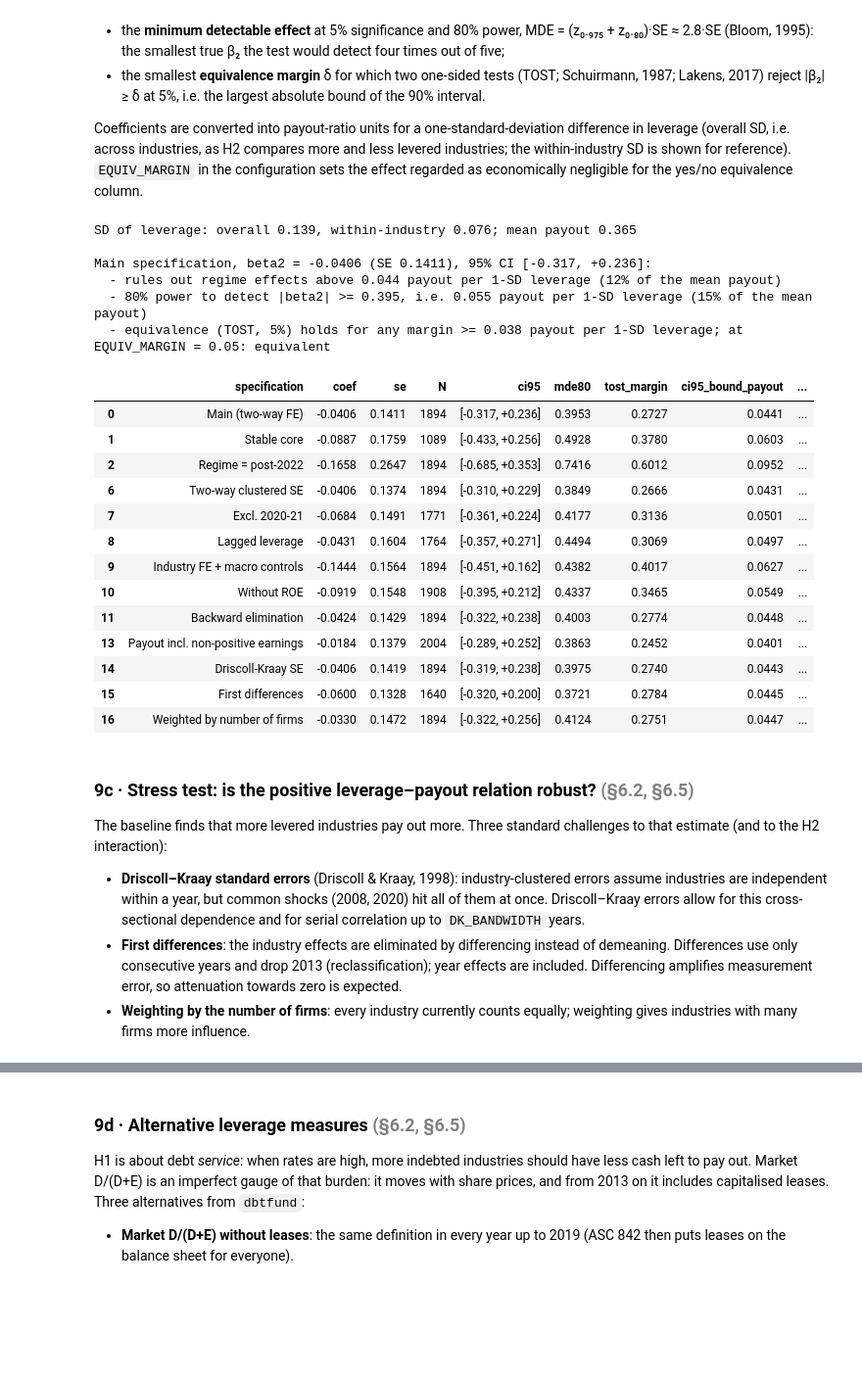
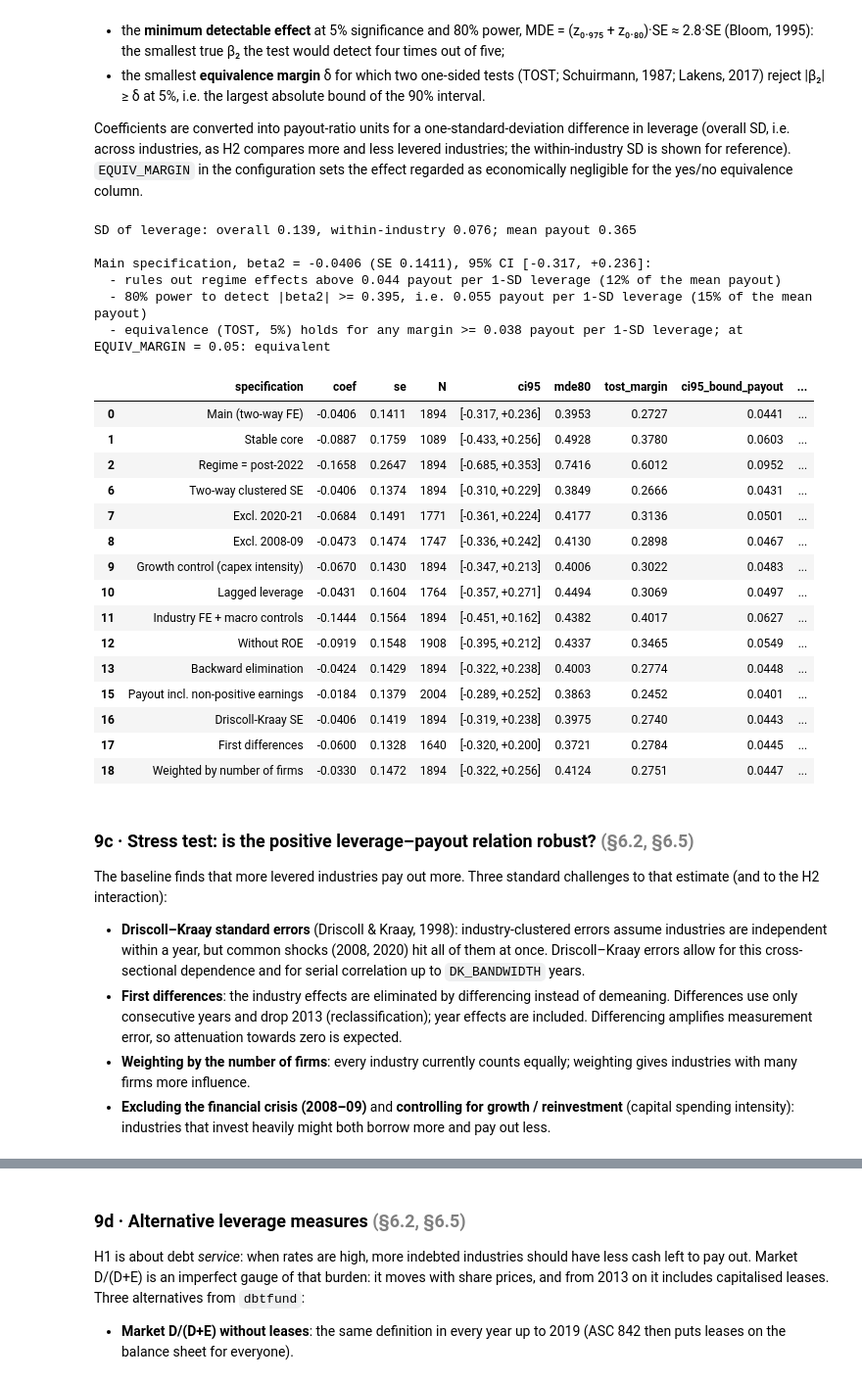
Before and after one commit to MilanKalajdzic/Master-Thesis, a Jupyter notebook: thesis_analysis.ipynb, the cells around one changed output, grey strips where cells are left out. Shown at 98% size. Saved outputs shown, nothing was run; the diff lists cells and outputs as text; code cells hidden in the pictures; blank space fills up the shorter version.

```diff
--- a/thesis_analysis.ipynb
+++ b/thesis_analysis.ipynb
@@ -124,6 +124,7 @@ ALIGN_MIN_SHARE = 0.5
 EXCLUDE_FIN_UTIL = True
 MIN_YEARS_CORE   = 20          # stable-core robustness: keep industries present >= this many years
 COVID_YEARS      = [2020, 2021]
+GFC_YEARS        = [2008, 2009]   # financial crisis, dropped in a robustness check (§9)
 DK_BANDWIDTH     = 3           # lags for Driscoll-Kraay standard errors (about T^(1/3) with 27 years, §9)
 RW_BOOT          = int(os.environ.get("PAYLEV_RW_BOOT", 999))   # cluster-bootstrap draws, Romano-Wolf (§10b)
 RW_SEED          = 2026
@@ -234,7 +235,7 @@ _TANG_SRC = "dbtfund" if TANGIBILITY_PROXY == "ppe_assets" else "capex"
 ALIGN_VARS = {"wacc": ["lev", "tax"],
               "divfcfe": ["div_usd", "ni_usd", "div_to_fcfe", "totpayout_ni", "div_yield"],
               "capex": ["capex_deprec"] + (["tangibility"] if _TANG_SRC == "capex" else []),
-              "dbtfund": ["lev_unadj", "lev_book", "ebitda_ev", "ppe_assets", "debt_ebitda_rep", "int_cov"]
+              "dbtfund": ["lev_unadj", "lev_book", "ebitda_ev", "ppe_assets", "capex_assets", "debt_ebitda_rep", "int_cov"]
                          + (["tangibility"] if _TANG_SRC == "dbtfund" else [])}
 raw, alignment_check = check_row_alignment(raw, ALIGN_VARS, ALIGN_MIN_SHARE, AGG_ROWS)
 _fix = alignment_check[alignment_check["rows_set_missing"] > 0]
@@ -289,6 +290,10 @@ if TANGIBILITY_PROXY == "ppe_assets":
     panel["tangibility"] = panel.groupby("year")["tangibility"].rank(pct=True)
     print(f"Tangibility = PP&E / assets, percentile rank within year (definition changes in {PPE_DEF_CHANGES})")
 
+# Growth / reinvestment control: capital spending relative to capital (1999-2012) or total assets (2013+). The
+# denominator changes in 2013, so, like PP&E, it enters as a percentile rank within the year.
+panel["invest"] = panel.groupby("year")["capex_assets"].rank(pct=True)
+
 if TANGIBILITY_PROXY in DEPREC_PROXIES:
     brk = panel["year"].isin(TANG_BREAK_YEARS)
     print(f"Tangibility set to missing in {TANG_BREAK_YEARS} (depreciation break): "
@@ -873,6 +879,14 @@ robust["twoway"] = fit_panel(panel, "payout", ["lev", "lev_x_high"] + BASE_CONTR
 print("\n>>> Excluding COVID years", COVID_YEARS)
 robust["noCovid"] = fit_panel(panel[~panel.year.isin(COVID_YEARS)], "payout",
                               ["lev", "lev_x_high"] + BASE_CONTROLS, title="Excl. COVID")
+# (e2) excluding the financial crisis
+print("\n>>> Excluding the financial-crisis years", GFC_YEARS)
+robust["noGFC"] = fit_panel(panel[~panel.year.isin(GFC_YEARS)], "payout",
+                            ["lev", "lev_x_high"] + BASE_CONTROLS, title="Excl. financial crisis")
+# (e3) growth / reinvestment control: industries that invest heavily may both borrow more and pay out less
+print("\n>>> Growth / reinvestment control (capital spending intensity, within-year rank)")
+robust["growth"] = fit_panel(panel, "payout", ["lev", "lev_x_high"] + BASE_CONTROLS + ["invest"],
+                             title="Interaction + capital spending intensity")
 # (f) lagged leverage
 pl = panel.sort_values(["industry", "year"]).copy()
 pl["lev_lag"] = pl.groupby("industry")["lev"].shift(1)
@@ -936,6 +950,10 @@ robust["payout_all"] = fit_panel(panel, "payout_all", ["lev", "lev_x_high"] + BA
 # ---- Stress tests of the leverage-payout relation and of H2 (§9c). For each, the baseline model gives the
 #      leverage coefficient and the interaction model gives beta2.
 stress_base = {"main": res_base}
+stress_base["noGFC"] = fit_panel(panel[~panel.year.isin(GFC_YEARS)], "payout", ["lev"] + BASE_CONTROLS,
+                                 title="Baseline, excl. financial crisis")
+stress_base["growth"] = fit_panel(panel, "payout", ["lev"] + BASE_CONTROLS + ["invest"],
+                                  title="Baseline + capital spending intensity")
 # (l) Driscoll-Kraay SE: robust to cross-sectional dependence (common shocks hit all industries in a year)
 #     and to serial correlation up to DK_BANDWIDTH lags.
 print("\n>>> Driscoll-Kraay standard errors")
@@ -1000,7 +1018,11 @@ if "res_h3" in globals():
               "Driscoll-Kraay SE": fit_panel(panel, "payout", H3M, cov="kernel", title="H3, Driscoll-Kraay SE"),
               "Two-way clustered SE": fit_panel(panel, "payout", H3M, cluster_time=True, title="H3, two-way clustered SE"),
               "Excl. 2020-21": fit_panel(panel[~panel.year.isin(COVID_YEARS)], "payout", H3M, title="H3, excl. COVID"),
+              "Excl. 2008-09": fit_panel(panel[~panel.year.isin(GFC_YEARS)], "payout", H3M, title="H3, excl. GFC"),
               "Weighted by number of firms": fit_panel(panel, "payout", H3M, weights="n_firms", title="H3, weighted"),
+              # capital spending intensity is correlated with PP&E: does the triple term survive holding it fixed?
+              "Growth control (capex intensity)": fit_panel(panel, "payout", H3M + ["invest"],
+                                                            title="H3 + capital spending intensity"),
               "Stable core": robust.get("H3_core")}
     _c = panel.assign(lev_x_high=panel.lev * panel.ffr, high_x_tang=panel.ffr * panel.tangibility,
                       lev_x_high_x_tang=panel.lev * panel.ffr * panel.tangibility)
@@ -1034,7 +1056,8 @@ Continuous rate (FFR, per pp)      -0.2309 0.1096 0.0352 1894
 KEY = {"lagged": "lev_lag_x_high", "H3_core": "lev_x_high_x_tang", "fd": "d_lev_x_high",
        "lev_unadj": "m_x_high", "lev_book": "m_x_high", "debt_ebitda": "m_x_high"}
 LABEL = {"core": "Stable core", "post2022": "Regime = post-2022", "div_to_fcfe": "DV = Dividends/FCFE",
-         "totpayout_ni": "DV = (Div+Buybacks)/NI", "div_yield": "DV = Dividend yield", "twoway": "Two-way clustered SE", "noCovid": "Excl. 2020-21",
+         "totpayout_ni": "DV = (Div+Buybacks)/NI", "div_yield": "DV = Dividend yield", "twoway": "Two-way clustered SE", "noCovid": "Excl. 2020-21", "noGFC": "Excl. 2008-09",
+         "growth": "Growth control (capex intensity)",
          "lagged": "Lagged leverage", "indFE_macro": "Industry FE + macro controls",
          "noROE": "Without ROE", "elimination": "Backward elimination",
          "payout_all": "Payout incl. non-positive earnings", "dk": "Driscoll-Kraay SE",
@@ -1096,7 +1119,7 @@ SD_LEV_W = float(sd_decomp.loc["lev", "sd_within"])    # within industries (refe
 MEAN_PAYOUT = float(panel["payout"].mean())
 
 PAYOUT_SPECS = ["Main (two-way FE)", "Stable core", "Regime = post-2022", "Two-way clustered SE",
-                "Excl. 2020-21", "Lagged leverage", "Industry FE + macro controls", "Without ROE",
+                "Excl. 2020-21", "Excl. 2008-09", "Growth control (capex intensity)", "Lagged leverage", "Industry FE + macro controls", "Without ROE",
                 "Backward elimination", "Payout incl. non-positive earnings", "Driscoll-Kraay SE",
                 "First differences", "Weighted by number of firms"]
 pw = rob_tbl[rob_tbl["specification"].isin(PAYOUT_SPECS)][["specification", "coef", "se", "N"]].copy()
@@ -1108,41 +1131,43 @@ pw["ci95_bound_payout"] = np.maximum(lo95.abs(), hi95.abs()) * SD_LEV   # larges
 pw["mde80_payout"] = pw["mde80"] * SD_LEV
 pw["tost_margin_payout"] = pw["tost_margin"] * SD_LEV
 pw["ci95_bound_payout_within"] = np.maximum(lo95.abs(), hi95.abs()) * SD_LEV_W
 pw["equivalent_at_margin"] = pw["tost_margin_payout"] <= EQUIV_MARGIN
 power_tbl = pw.round(4)
 power_tbl.to_csv(OUTDIR / "tab_power_bounds.csv", index=False)
 
 m = power_tbl.iloc[0]
 print(f"SD of leverage: overall {SD_LEV:.3f}, within-industry {SD_LEV_W:.3f}; mean payout {MEAN_PAYOUT:.3f}\n")
 print(f"Main specification, beta2 = {m.coef:+.4f} (SE {m.se:.4f}), 95% CI {m.ci95}:")
 print(f"  - rules out regime effects above {m.ci95_bound_payout:.3f} payout per 1-SD leverage "
       f"({m.ci95_bound_payout / MEAN_PAYOUT:.0%} of the mean payout)")
 print(f"  - 80% power to detect |beta2| >= {m.mde80:.3f}, i.e. {m.mde80_payout:.3f} payout per 1-SD leverage "
       f"({m.mde80_payout / MEAN_PAYOUT:.0%} of the mean payout)")
 print(f"  - equivalence (TOST, 5%) holds for any margin >= {m.tost_margin_payout:.3f} payout per 1-SD leverage; "
       f"at EQUIV_MARGIN = {EQUIV_MARGIN}: {'equivalent' if m.equivalent_at_margin else 'not shown'}\n")
 power_tbl
 # %% [output]
 SD of leverage: overall 0.139, within-industry 0.076; mean payout 0.365
 
 Main specification, beta2 = -0.0406 (SE 0.1411), 95% CI [-0.317, +0.236]:
   - rules out regime effects above 0.044 payout per 1-SD leverage (12% of the mean payout)
   - 80% power to detect |beta2| >= 0.395, i.e. 0.055 payout per 1-SD leverage (15% of the mean payout)
   - equivalence (TOST, 5%) holds for any margin >= 0.038 payout per 1-SD leverage; at EQUIV_MARGIN = 0.05: equivalent
 |  | specification | coef | se | N | ci95 | mde80 | tost_margin | ci95_bound_payout | ... |
 | 0 | Main (two-way FE) | -0.0406 | 0.1411 | 1894 | [-0.317, +0.236] | 0.3953 | 0.2727 | 0.0441 | ... |
 | 1 | Stable core | -0.0887 | 0.1759 | 1089 | [-0.433, +0.256] | 0.4928 | 0.3780 | 0.0603 | ... |
 | 2 | Regime = post-2022 | -0.1658 | 0.2647 | 1894 | [-0.685, +0.353] | 0.7416 | 0.6012 | 0.0952 | ... |
 | 6 | Two-way clustered SE | -0.0406 | 0.1374 | 1894 | [-0.310, +0.229] | 0.3849 | 0.2666 | 0.0431 | ... |
 | 7 | Excl. 2020-21 | -0.0684 | 0.1491 | 1771 | [-0.361, +0.224] | 0.4177 | 0.3136 | 0.0501 | ... |
-| 8 | Lagged leverage | -0.0431 | 0.1604 | 1764 | [-0.357, +0.271] | 0.4494 | 0.3069 | 0.0497 | ... |
-| 9 | Industry FE + macro controls | -0.1444 | 0.1564 | 1894 | [-0.451, +0.162] | 0.4382 | 0.4017 | 0.0627 | ... |
-| 10 | Without ROE | -0.0919 | 0.1548 | 1908 | [-0.395, +0.212] | 0.4337 | 0.3465 | 0.0549 | ... |
-| 11 | Backward elimination | -0.0424 | 0.1429 | 1894 | [-0.322, +0.238] | 0.4003 | 0.2774 | 0.0448 | ... |
-| 13 | Payout incl. non-positive earnings | -0.0184 | 0.1379 | 2004 | [-0.289, +0.252] | 0.3863 | 0.2452 | 0.0401 | ... |
-| 14 | Driscoll-Kraay SE | -0.0406 | 0.1419 | 1894 | [-0.319, +0.238] | 0.3975 | 0.2740 | 0.0443 | ... |
-| 15 | First differences | -0.0600 | 0.1328 | 1640 | [-0.320, +0.200] | 0.3721 | 0.2784 | 0.0445 | ... |
-| 16 | Weighted by number of firms | -0.0330 | 0.1472 | 1894 | [-0.322, +0.256] | 0.4124 | 0.2751 | 0.0447 | ... |
+| 8 | Excl. 2008-09 | -0.0473 | 0.1474 | 1747 | [-0.336, +0.242] | 0.4130 | 0.2898 | 0.0467 | ... |
+| 9 | Growth control (capex intensity) | -0.0670 | 0.1430 | 1894 | [-0.347, +0.213] | 0.4006 | 0.3022 | 0.0483 | ... |
+| 10 | Lagged leverage | -0.0431 | 0.1604 | 1764 | [-0.357, +0.271] | 0.4494 | 0.3069 | 0.0497 | ... |
+| 11 | Industry FE + macro controls | -0.1444 | 0.1564 | 1894 | [-0.451, +0.162] | 0.4382 | 0.4017 | 0.0627 | ... |
+| 12 | Without ROE | -0.0919 | 0.1548 | 1908 | [-0.395, +0.212] | 0.4337 | 0.3465 | 0.0549 | ... |
+| 13 | Backward elimination | -0.0424 | 0.1429 | 1894 | [-0.322, +0.238] | 0.4003 | 0.2774 | 0.0448 | ... |
+| 15 | Payout incl. non-positive earnings | -0.0184 | 0.1379 | 2004 | [-0.289, +0.252] | 0.3863 | 0.2452 | 0.0401 | ... |
+| 16 | Driscoll-Kraay SE | -0.0406 | 0.1419 | 1894 | [-0.319, +0.238] | 0.3975 | 0.2740 | 0.0443 | ... |
+| 17 | First differences | -0.0600 | 0.1328 | 1640 | [-0.320, +0.200] | 0.3721 | 0.2784 | 0.0445 | ... |
+| 18 | Weighted by number of firms | -0.0330 | 0.1472 | 1894 | [-0.322, +0.256] | 0.4124 | 0.2751 | 0.0447 | ... |
 # %% [markdown]
 ### 9c · Stress test: is the positive leverage–payout relation robust?  <span style="color:gray">(§6.2, §6.5)</span>
 
@@ -1157,6 +1182,8 @@ The baseline finds that more levered industries pay out more. Three standard cha
   measurement error, so attenuation towards zero is expected.
 - **Weighting by the number of firms**: every industry currently counts equally; weighting gives industries with
   many firms more influence.
+- **Excluding the financial crisis (2008–09)** and **controlling for growth / reinvestment** (capital spending
+  intensity): industries that invest heavily might both borrow more and pay out less.
 # %%
 
 STRESS = [("main", "Industry-clustered SE (main)", "lev", res_int, "lev_x_high"),
```
Also changed, not shown: parts of 10 cells of this notebook, 10 other files.
